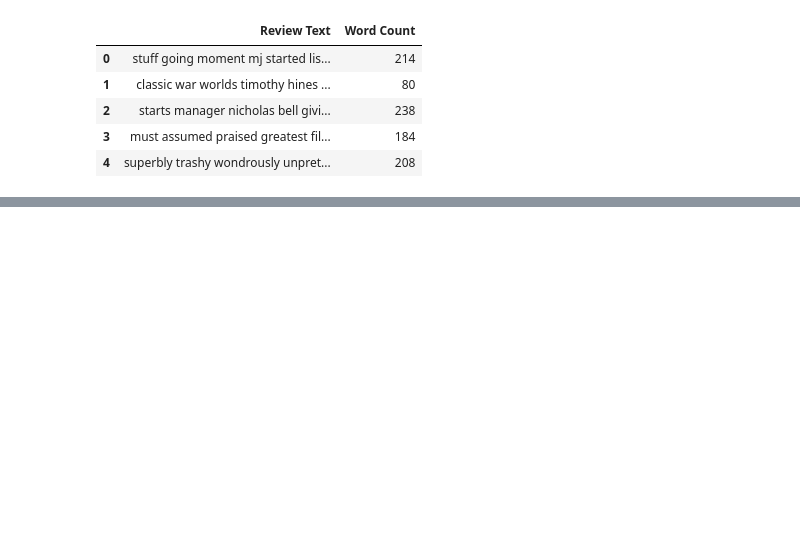
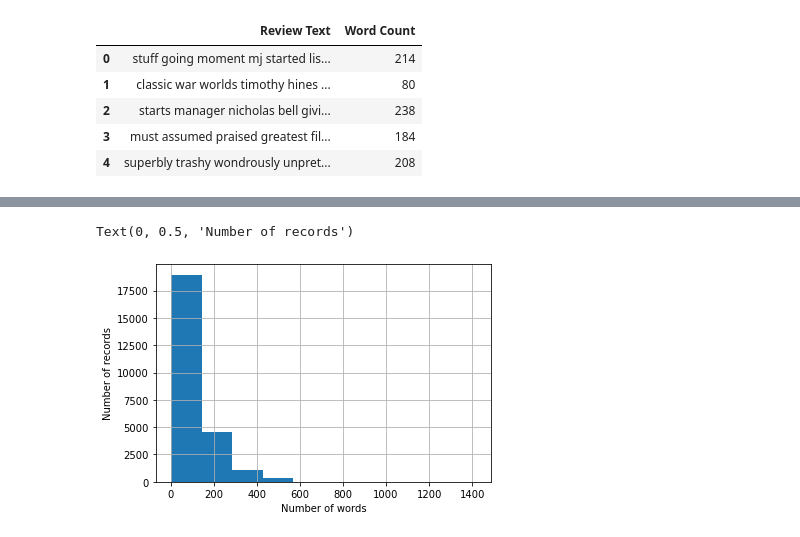
Before and after one commit to nrasch/nrasch.github.io, a Jupyter notebook: assets/html/Initial-Data-Exploration-Notebook.ipynb, the cells around one changed output, grey strips where cells are left out. Drawn from its saved outputs; the diff is of its cells as text; code cells hidden in the pictures; blank space fills up the shorter version.

```diff
--- a/assets/html/Initial-Data-Exploration-Notebook.ipynb
+++ b/assets/html/Initial-Data-Exploration-Notebook.ipynb
@@ -468,0 +537,7 @@ data_analysis.most_common()[-10:]
+# %%
+ax = reviewsDF['Word Count'].hist();
+ax.set_xlabel("Number of words")
+ax.set_ylabel("Number of records")
+# %% [output]
+Text(0, 0.5, 'Number of records')
+[figure, added]
```
Also changed, not shown: parts of 42 cells of this notebook, 16 other files.
